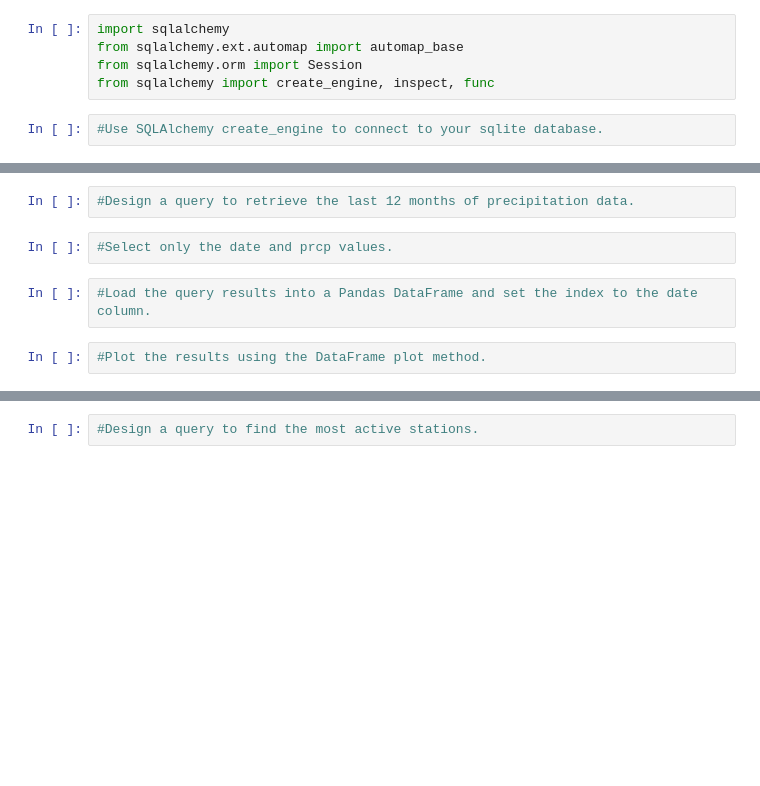
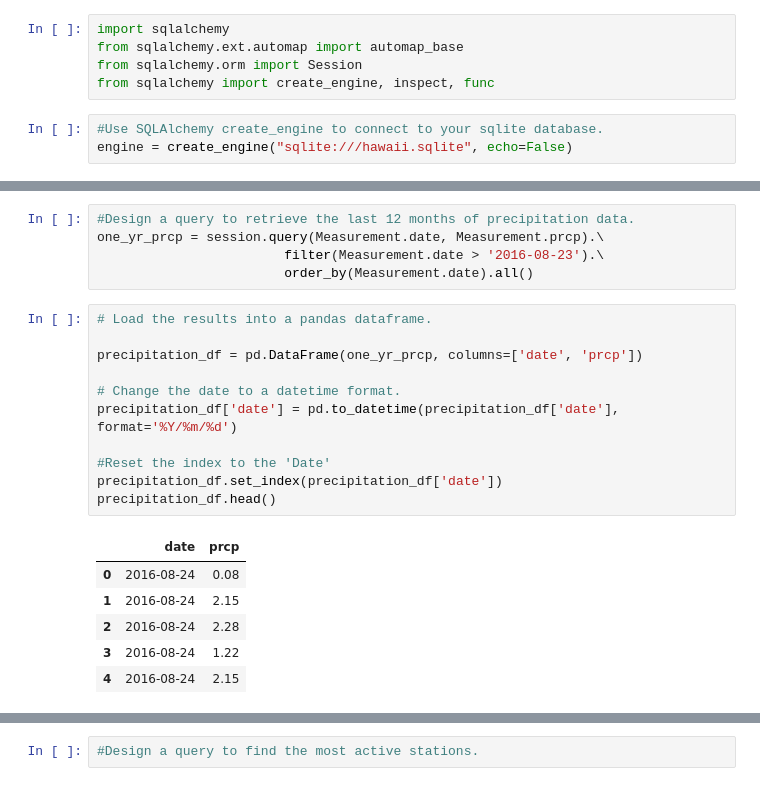
Before and after one commit to donnaadietrich/utexas-homework-advdatastorageandretrieval, a Jupyter notebook: climate_analysis.ipynb, the cells around one changed output, grey strips where cells are left out. Saved outputs shown, nothing was run; the diff lists cells and outputs as text; blank space fills up the shorter version.

```diff
--- a/climate_analysis.ipynb
+++ b/climate_analysis.ipynb
@@ -13,4 +5,5 @@ from sqlalchemy.orm import Session
 from sqlalchemy import create_engine, inspect, func
 # %%
 #Use SQLAlchemy create_engine to connect to your sqlite database.
+engine = create_engine("sqlite:///hawaii.sqlite", echo=False)
 # %%
@@ -18,8 +57,23 @@ from sqlalchemy import create_engine, inspect, func
 # %%
 #Design a query to retrieve the last 12 months of precipitation data.
+one_yr_prcp = session.query(Measurement.date, Measurement.prcp).\
+                        filter(Measurement.date > '2016-08-23').\
+                        order_by(Measurement.date).all()
-# %%
-#Select only the date and prcp values.
-# %%
-#Load the query results into a Pandas DataFrame and set the index to the date column.
-# %%
-#Plot the results using the DataFrame plot method.
+# %%
+# Load the results into a pandas dataframe.
+
+precipitation_df = pd.DataFrame(one_yr_prcp, columns=['date', 'prcp'])
+
+# Change the date to a datetime format.
+precipitation_df['date'] = pd.to_datetime(precipitation_df['date'], format='%Y/%m/%d')
+
+#Reset the index to the 'Date'
+precipitation_df.set_index(precipitation_df['date'])
+precipitation_df.head()
+# %% [output]
+|  | date | prcp |
+| 0 | 2016-08-24 | 0.08 |
+| 1 | 2016-08-24 | 2.15 |
+| 2 | 2016-08-24 | 2.28 |
+| 3 | 2016-08-24 | 1.22 |
+| 4 | 2016-08-24 | 2.15 |
```
Also changed, not shown: parts of 12 cells of this notebook, 3 other files.
